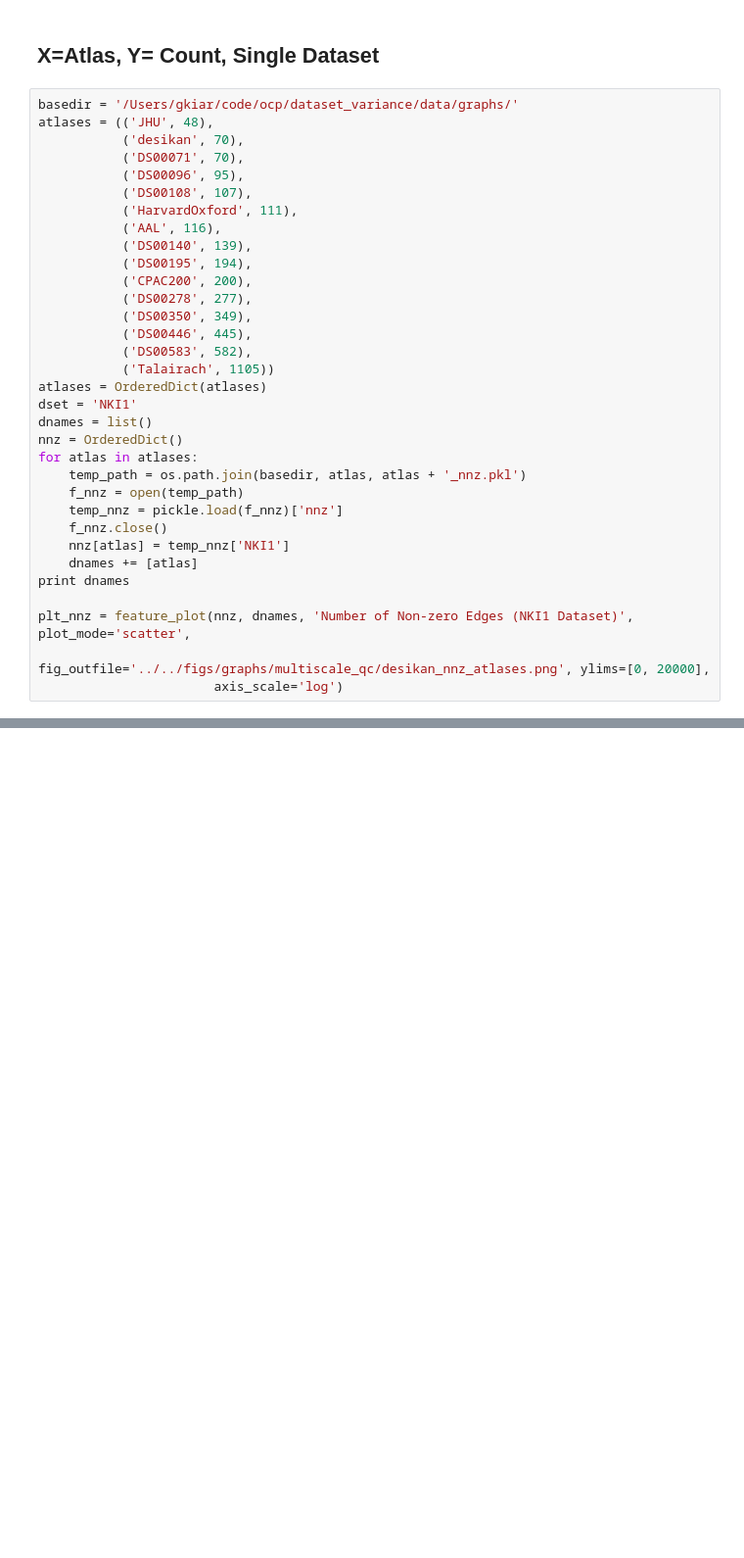
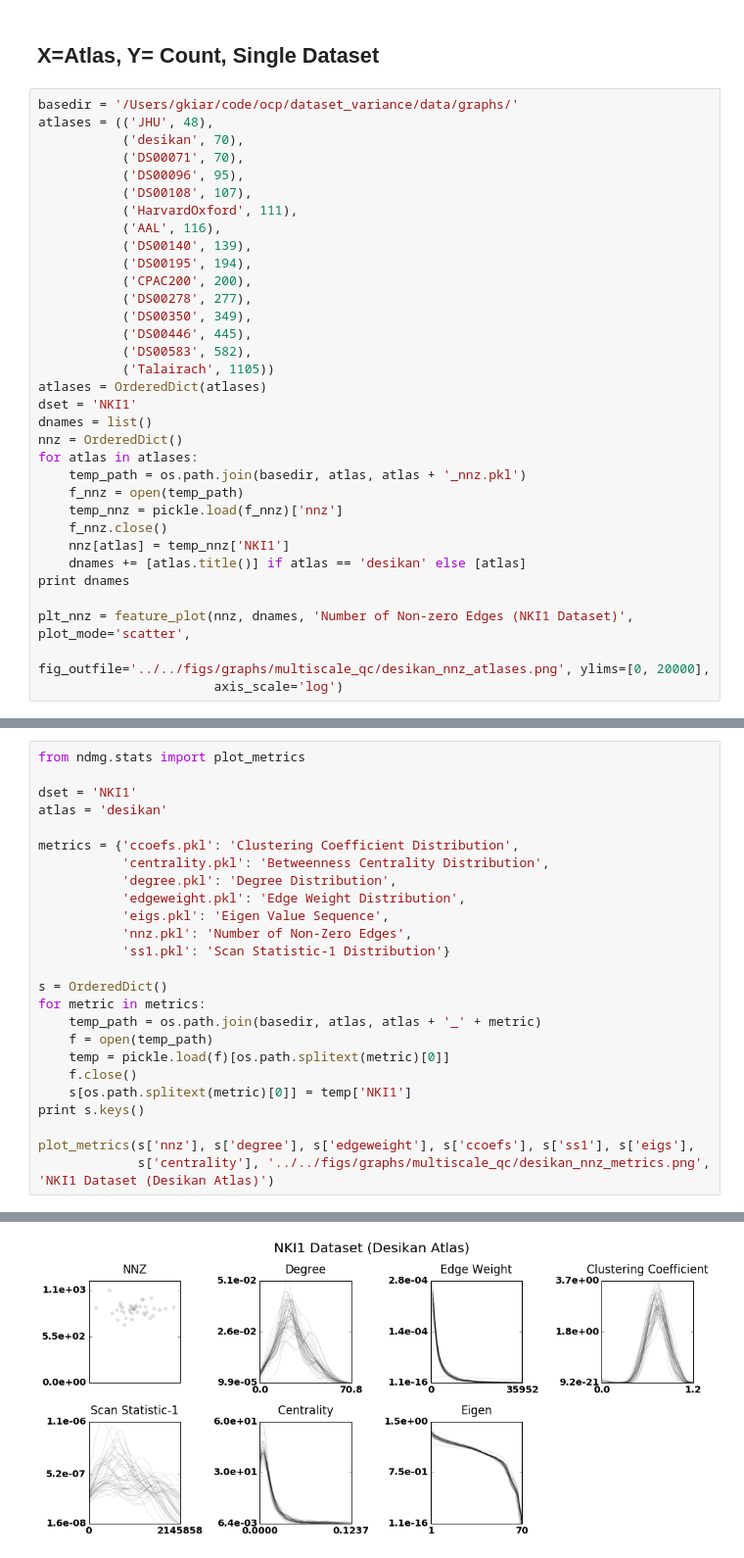
Before and after one commit to gkiar/dataset_variance, a Jupyter notebook: code/plotting/multiscale_qc_fig.ipynb, the cells around one changed output, grey strips where cells are left out. Shown at 98% size. Cells and saved outputs as stored; diff of their text form; blank space fills up the shorter version.

```diff
--- a/code/plotting/multiscale_qc_fig.ipynb
+++ b/code/plotting/multiscale_qc_fig.ipynb
@@ -59,7 +59,7 @@ for atlas in atlases:
     temp_nnz = pickle.load(f_nnz)['nnz']
     f_nnz.close()
     nnz[atlas] = temp_nnz['NKI1']
-    dnames += [atlas]
+    dnames += [atlas.title()] if atlas == 'desikan' else [atlas]
 print dnames
 
 plt_nnz = feature_plot(nnz, dnames, 'Number of Non-zero Edges (NKI1 Dataset)', plot_mode='scatter',
@@ -70,0 +73,26 @@ plt_nnz = feature_plot(nnz, dnames, 'Number of Non-zero Edges (NKI1 Dataset)', p
+# %%
+from ndmg.stats import plot_metrics
+
+dset = 'NKI1'
+atlas = 'desikan'
+
+metrics = {'ccoefs.pkl': 'Clustering Coefficient Distribution',
+           'centrality.pkl': 'Betweenness Centrality Distribution',
+           'degree.pkl': 'Degree Distribution',
+           'edgeweight.pkl': 'Edge Weight Distribution',
+           'eigs.pkl': 'Eigen Value Sequence',
+           'nnz.pkl': 'Number of Non-Zero Edges',
+           'ss1.pkl': 'Scan Statistic-1 Distribution'}
+
+s = OrderedDict()
+for metric in metrics:
+    temp_path = os.path.join(basedir, atlas, atlas + '_' + metric)
+    f = open(temp_path)
+    temp = pickle.load(f)[os.path.splitext(metric)[0]]
+    f.close()
+    s[os.path.splitext(metric)[0]] = temp['NKI1']
+print s.keys()
+
+plot_metrics(s['nnz'], s['degree'], s['edgeweight'], s['ccoefs'], s['ss1'], s['eigs'],
+             s['centrality'], '../../figs/graphs/multiscale_qc/desikan_nnz_metrics.png', 'NKI1 Dataset (Desikan Atlas)')
+# %% [output]
@@ -70,0 +101 @@ plt_nnz = feature_plot(nnz, dnames, 'Number of Non-zero Edges (NKI1 Dataset)', p
+[figure, added]
```
Also changed, not shown: parts of 4 cells of this notebook, 4 other files.
